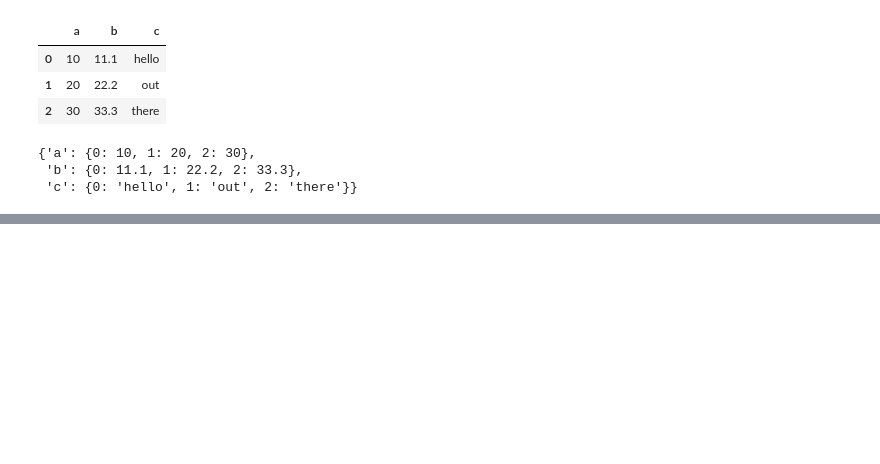
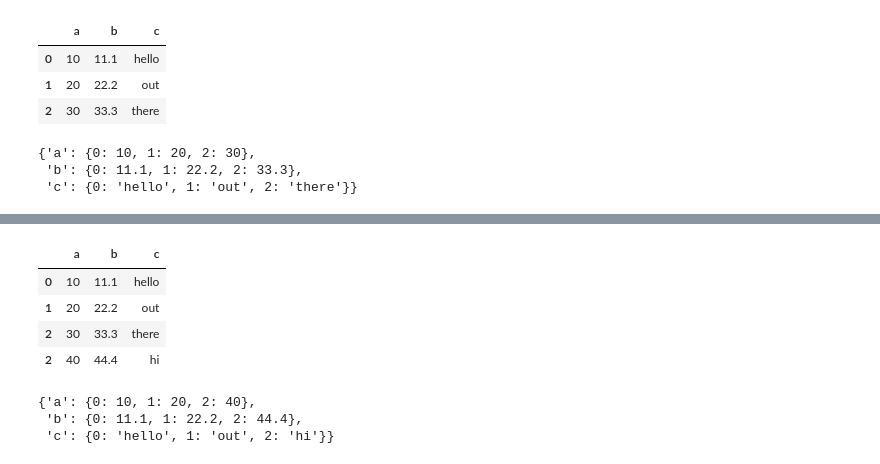
Before and after one commit to reuven/Apple-2023-06June-analytics, a Jupyter notebook: Apple - 2023-06June-22.ipynb, the cells around one changed output, grey strips where cells are left out. Drawn from its saved outputs; the diff is of its cells as text; code cells hidden in the pictures; blank space fills up the shorter version.

```diff
--- a/Apple - 2023-06June-22.ipynb
+++ b/Apple - 2023-06June-22.ipynb
@@ -245,0 +261,16 @@ df
+# %%
+df.index = [0, 1, 2, 2]
+# %%
+df
+# %% [output]
+|  | a | b | c |
+| 0 | 10 | 11.1 | hello |
+| 1 | 20 | 22.2 | out |
+| 2 | 30 | 33.3 | there |
+| 2 | 40 | 44.4 | hi |
+# %%
+df.to_dict()
+# %% [output]
+{'a': {0: 10, 1: 20, 2: 40},
+ 'b': {0: 11.1, 1: 22.2, 2: 44.4},
+ 'c': {0: 'hello', 1: 'out', 2: 'hi'}}
```
Also changed, not shown: parts of 3 cells of this notebook.
